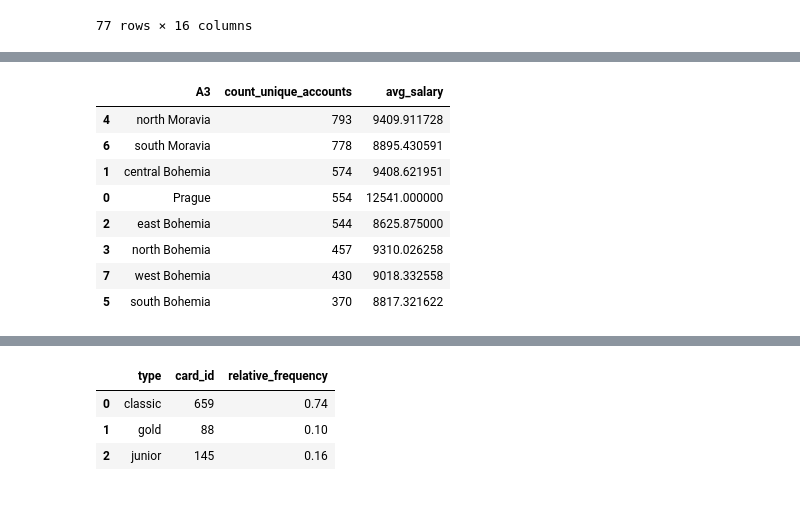
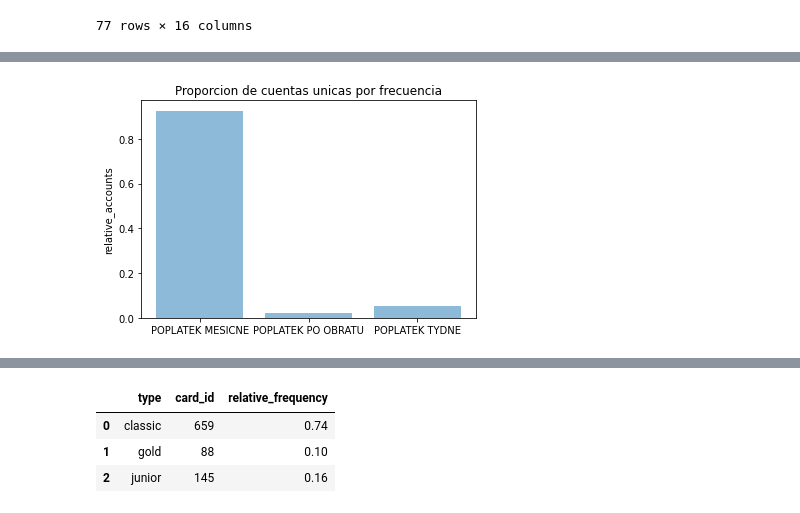
Before and after one commit to mangekyo443556/berka_bank, a Jupyter notebook: berka_bank.ipynb, the cells around one changed output, grey strips where cells are left out. Cells and saved outputs as stored; diff of their text form; code cells hidden in the pictures.

Commit message:
add graphs

```diff
--- a/berka_bank.ipynb
+++ b/berka_bank.ipynb
@@ -46,15 +48,12 @@ df_account_district_merge.round(2)
 | 0 | POPLATEK MESICNE | 4167 | 0.93 |
 | 1 | POPLATEK PO OBRATU | 93 | 0.02 |
 | 2 | POPLATEK TYDNE | 240 | 0.05 |
+# %%
+plt.bar(df_account_district_merge.frequency.tolist(), df_account_district_merge.relative_accounts.tolist(), align='center', alpha=0.5)
+plt.ylabel('relative_accounts')
+plt.title('Proporcion de cuentas unicas por frecuencia')
+plt.show()
+# %% [output]
+[figure, added]
 # %%
-df_account.merge(df_district, left_on = 'district_id', right_on='A1', how = 'left').groupby('A3').agg({'account_id':'nunique','A11':'mean'}).reset_index().sort_values('account_id', ascending=False).rename({'account_id':'count_unique_accounts','A11':'avg_salary'},axis = 1)
+df_avg_accounts =  df_account.merge(df_district, left_on = 'district_id', right_on='A1', how = 'left').groupby('A3').agg({'account_id':'nunique','A11':'mean'}).reset_index().sort_values('account_id', ascending=False).rename({'account_id':'count_unique_accounts','A11':'avg_salary'},axis = 1)
-# %% [output]
-|  | A3 | count_unique_accounts | avg_salary |
-| 4 | north Moravia | 793 | 9409.911728 |
-| 6 | south Moravia | 778 | 8895.430591 |
-| 1 | central Bohemia | 574 | 9408.621951 |
-| 0 | Prague | 554 | 12541.000000 |
-| 2 | east Bohemia | 544 | 8625.875000 |
-| 3 | north Bohemia | 457 | 9310.026258 |
-| 7 | west Bohemia | 430 | 9018.332558 |
-| 5 | south Bohemia | 370 | 8817.321622 |
```
Also changed, not shown: parts of 7 cells of this notebook.
